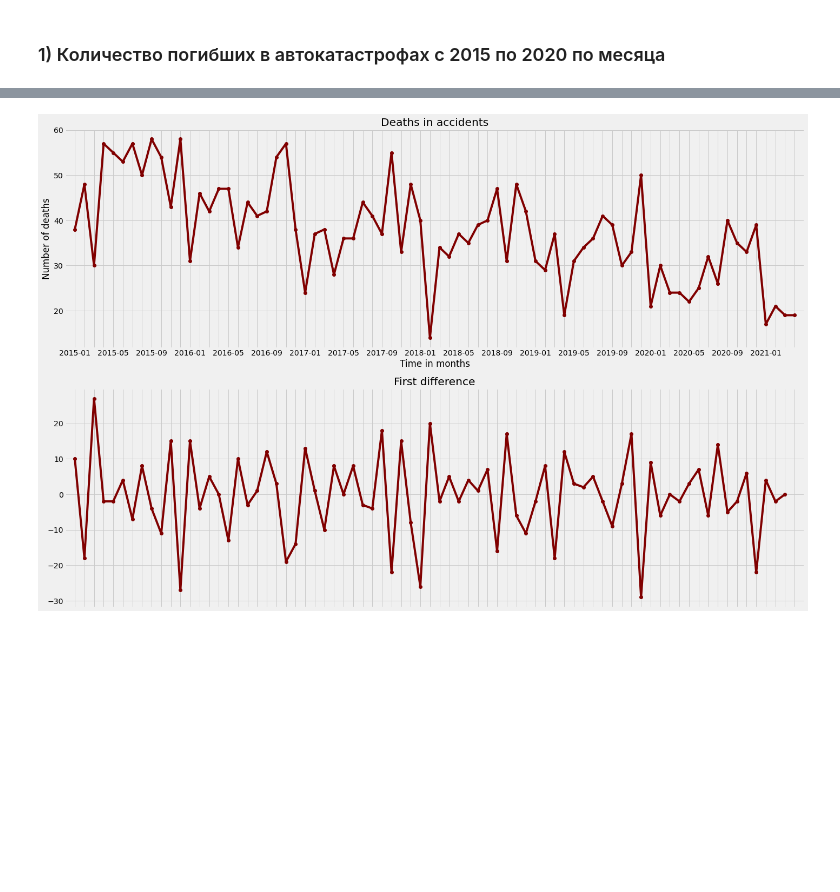
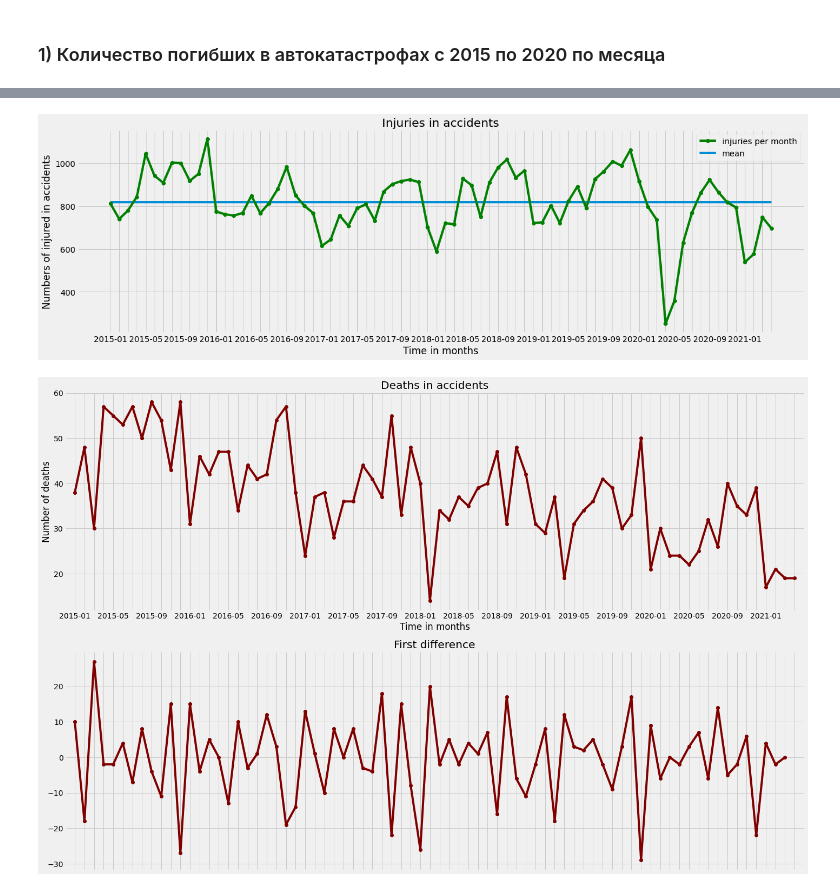
Before and after one commit to isdevnull/cw3, a Jupyter notebook: ts_analysis.ipynb, the cells around one changed output, grey strips where cells are left out. Cells and saved outputs as stored; diff of their text form; code cells hidden in the pictures; blank space fills up the shorter version.

```diff
--- a/ts_analysis.ipynb
+++ b/ts_analysis.ipynb
@@ -37,3 +85,19 @@ labels_m = [dt if i % 4 == 0 else '' for i, dt in enumerate(sorted(list(months))
+# %%
+plt.style.use('fivethirtyeight')
+
+plt.figure(figsize=(20, 6))
+plt.plot(gb.injured.values, marker='o', c='g', label="injuries per month")
+plt.hlines(gb.injured.mean(), xmin=0, xmax=75, label="mean")
+plt.xticks(ticks=np.arange(76), labels=labels_m)
+plt.xlabel("Time in months")
+plt.ylabel("Numbers of injured in accidents")
+plt.title("Injuries in accidents")
+plt.legend()
+
+plt.savefig('{imgs}/ts_injuries.svg'.format(imgs=Path_to_imgs))
+plt.show()
+# %% [output]
+[figure, added]
 # %%
 plt.style.use('fivethirtyeight')
 
```
Also changed, not shown: parts of 5 cells of this notebook, 1 other file.
